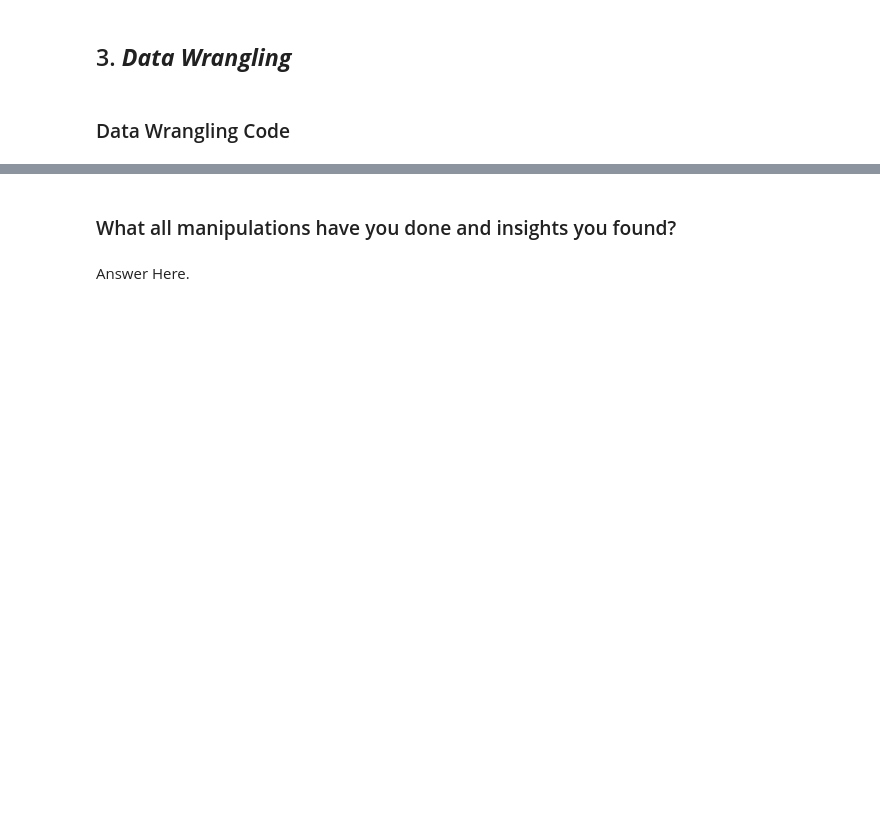
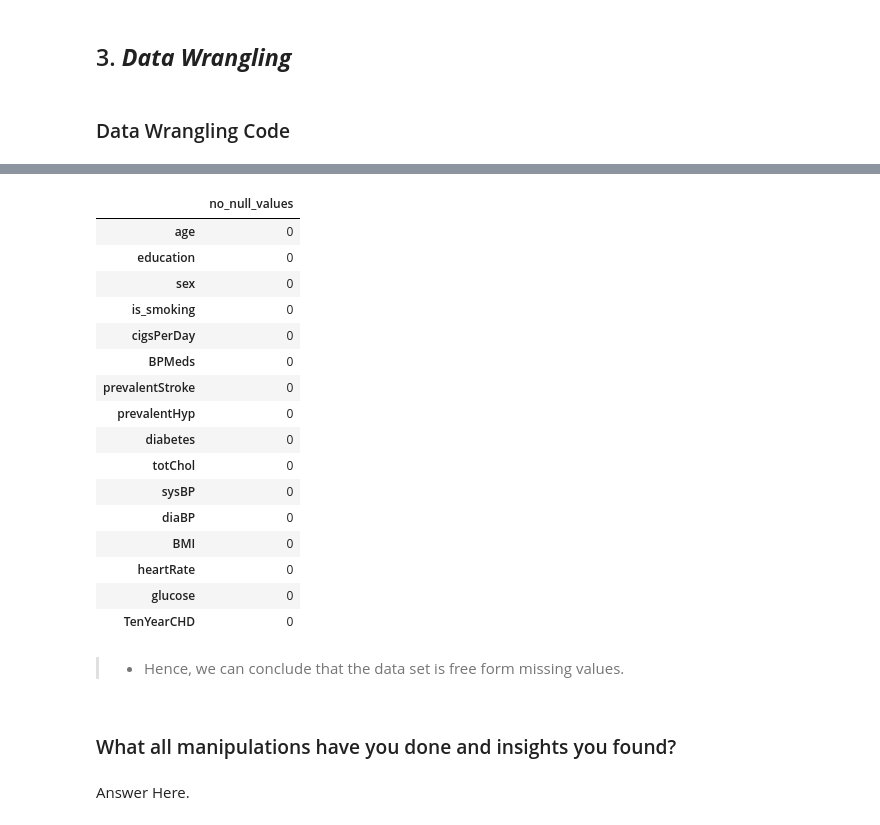
Before and after one commit to ashish-mali/Classification-Cardiovascular-Risk-Prediction, a Jupyter notebook: Cardiovascular_Risk_Prediction_Capstone_Project.ipynb, the cells around one changed output, grey strips where cells are left out. Drawn from its saved outputs; the diff is of its cells as text; code cells hidden in the pictures; blank space fills up the shorter version.

```diff
--- a/Cardiovascular_Risk_Prediction_Capstone_Project.ipynb
+++ b/Cardiovascular_Risk_Prediction_Capstone_Project.ipynb
@@ -665,3 +726,29 @@ Unique Values: 2
+# %%
+# Imputing the value of glucose feature with median.
+df['glucose'] = df.glucose.fillna(df.glucose.median())
+# %%
+# Let's recheck the count of the null values.
+pd.DataFrame(df.isna().sum(), columns=["no_null_values"])
+# %% [output]
+|  | no_null_values |
+| age | 0 |
+| education | 0 |
+| sex | 0 |
+| is_smoking | 0 |
+| cigsPerDay | 0 |
+| BPMeds | 0 |
+| prevalentStroke | 0 |
+| prevalentHyp | 0 |
+| diabetes | 0 |
+| totChol | 0 |
+| sysBP | 0 |
+| diaBP | 0 |
+| BMI | 0 |
+| heartRate | 0 |
+| glucose | 0 |
+| TenYearCHD | 0 |
+# %% [markdown]
+>* Hence, we can conclude that the data set is free form missing values.
 # %%
 # Write your code to make your dataset analysis ready.
 # %% [markdown]
```
Also changed, not shown: parts of 7 cells of this notebook.
